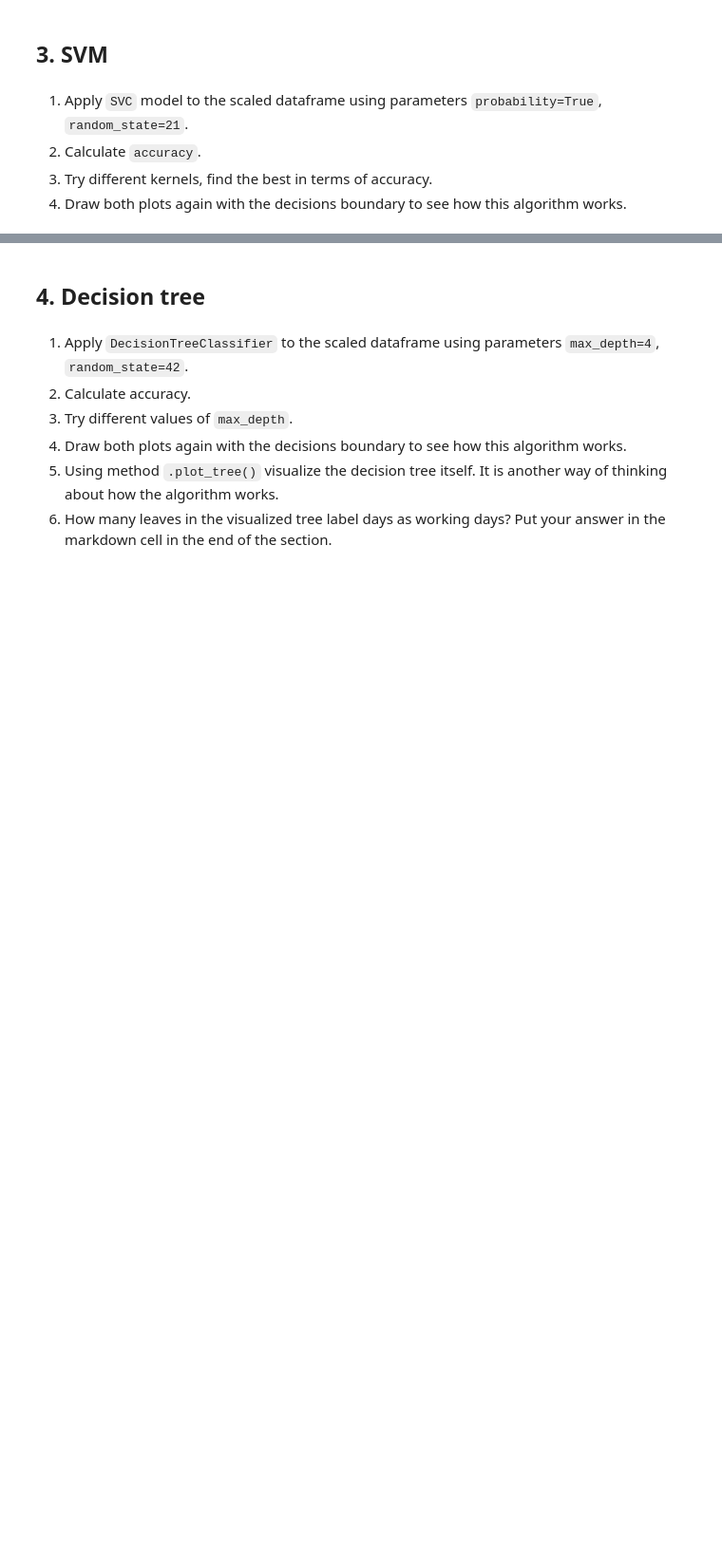
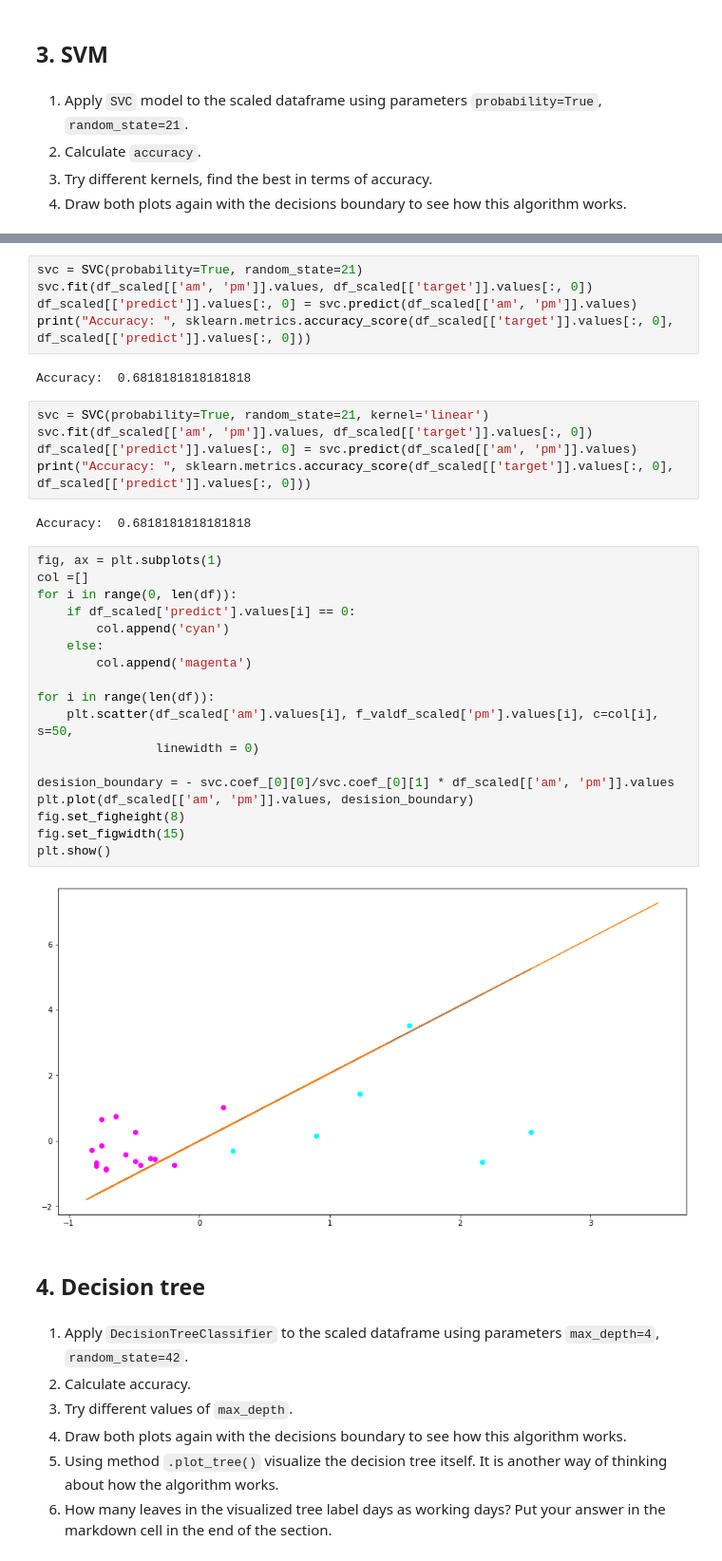
Before and after one commit to 1337hunter/42Datascience, a Jupyter notebook: Piscine/08/ex01/01_binary_classifier_svm_tree.ipynb, the cells around one changed output, grey strips where cells are left out. Shown at 95% size. Drawn from its saved outputs; the diff is of its cells as text; blank space fills up the shorter version.

```diff
--- a/Piscine/08/ex01/01_binary_classifier_svm_tree.ipynb
+++ b/Piscine/08/ex01/01_binary_classifier_svm_tree.ipynb
@@ -115,3 +140,37 @@ Linear models can be sensitive to the scale of your variables. You make it easie
+# %%
+svc = SVC(probability=True, random_state=21)
+svc.fit(df_scaled[['am', 'pm']].values, df_scaled[['target']].values[:, 0])
+df_scaled[['predict']].values[:, 0] = svc.predict(df_scaled[['am', 'pm']].values)
+print("Accuracy: ", sklearn.metrics.accuracy_score(df_scaled[['target']].values[:, 0], df_scaled[['predict']].values[:, 0]))
+# %% [output]
+Accuracy:  0.6818181818181818
+# %%
+svc = SVC(probability=True, random_state=21, kernel='linear')
+svc.fit(df_scaled[['am', 'pm']].values, df_scaled[['target']].values[:, 0])
+df_scaled[['predict']].values[:, 0] = svc.predict(df_scaled[['am', 'pm']].values)
+print("Accuracy: ", sklearn.metrics.accuracy_score(df_scaled[['target']].values[:, 0], df_scaled[['predict']].values[:, 0]))
+# %% [output]
+Accuracy:  0.6818181818181818
+# %%
+fig, ax = plt.subplots(1)
+col =[]
+for i in range(0, len(df)):
+    if df_scaled['predict'].values[i] == 0:
+        col.append('cyan')
+    else:
+        col.append('magenta')
+
+for i in range(len(df)):
+    plt.scatter(df_scaled['am'].values[i], f_valdf_scaled['pm'].values[i], c=col[i], s=50,
+                linewidth = 0)
+
+desision_boundary = - svc.coef_[0][0]/svc.coef_[0][1] * df_scaled[['am', 'pm']].values
+plt.plot(df_scaled[['am', 'pm']].values, desision_boundary)
+fig.set_figheight(8)
+fig.set_figwidth(15)
+plt.show()
+# %% [output]
+[figure, added]
 # %% [markdown]
 ## 4. Decision tree
 # %% [markdown]
```
Also changed, not shown: parts of 25 cells of this notebook, 4 other files.
